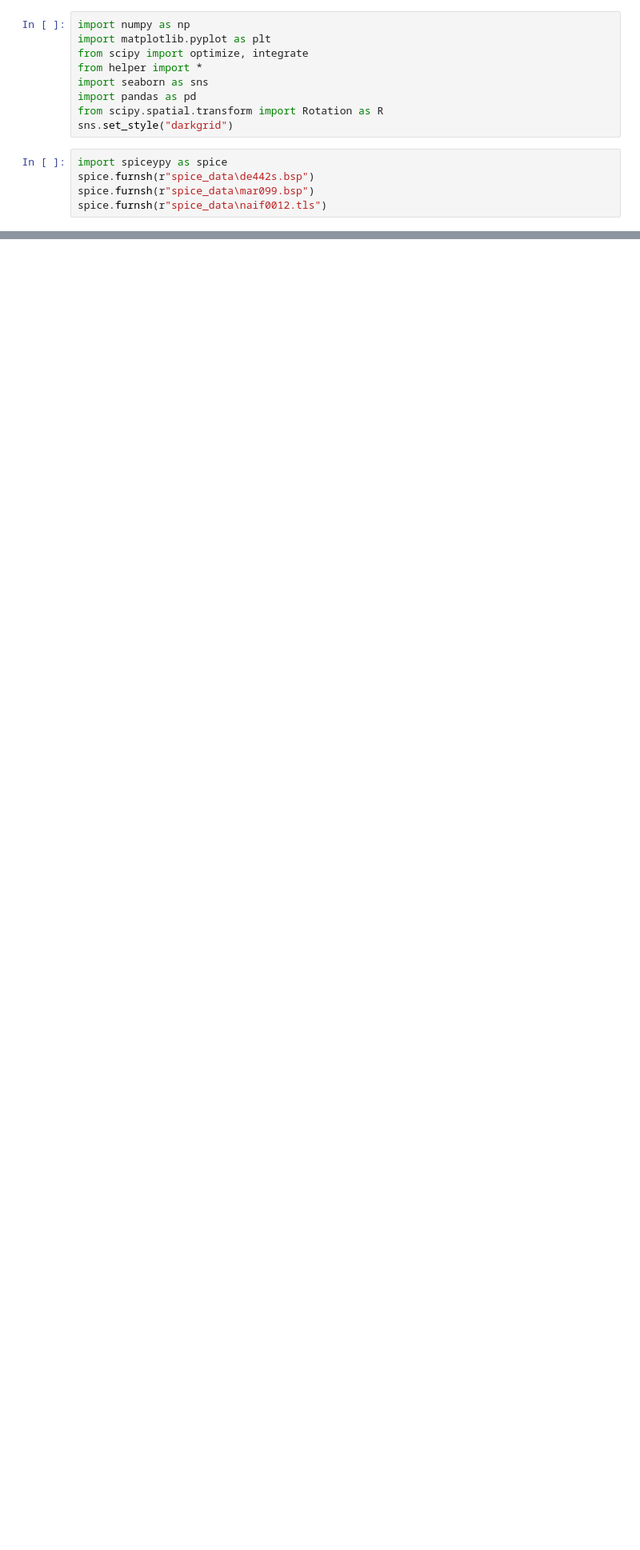
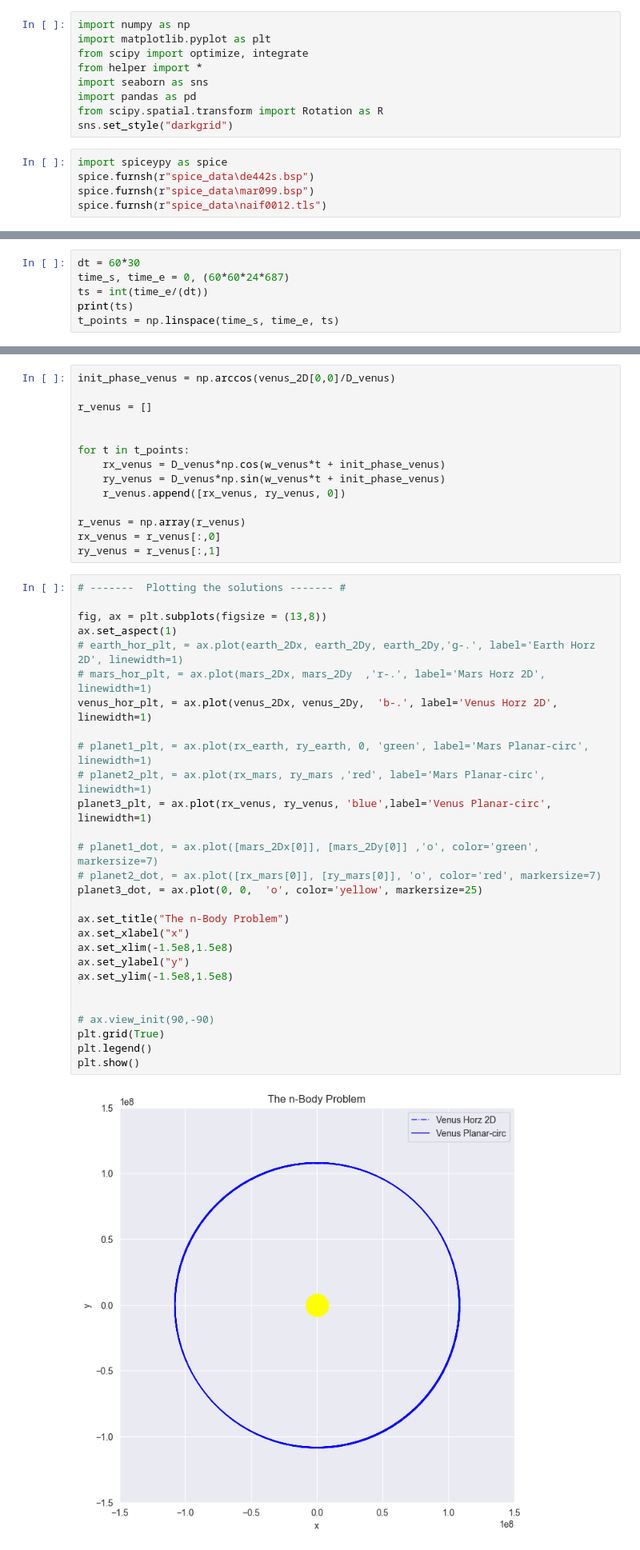
Before and after one commit to michalszer/orbital_trajectories, a Jupyter notebook: compare_2D.ipynb, the cells around one changed output, grey strips where cells are left out. Shown at 80% size. Drawn from its saved outputs; the diff is of its cells as text; blank space fills up the shorter version.

```diff
--- a/compare_2D.ipynb
+++ b/compare_2D.ipynb
@@ -142,0 +283,6 @@ def find_mars_diff(dt):
+# %%
+dt = 60*30
+time_s, time_e = 0, (60*60*24*687)
+ts = int(time_e/(dt))
+print(ts)
+t_points = np.linspace(time_s, time_e, ts)
@@ -142,0 +307,44 @@ def find_mars_diff(dt):
+# %%
+init_phase_venus = np.arccos(venus_2D[0,0]/D_venus)
+
+r_venus = []
+
+
+for t in t_points:
+    rx_venus = D_venus*np.cos(w_venus*t + init_phase_venus)
+    ry_venus = D_venus*np.sin(w_venus*t + init_phase_venus)
+    r_venus.append([rx_venus, ry_venus, 0])
+
+r_venus = np.array(r_venus)
+rx_venus = r_venus[:,0]
+ry_venus = r_venus[:,1]
+# %%
+# -------  Plotting the solutions ------- #
+
+fig, ax = plt.subplots(figsize = (13,8))
+ax.set_aspect(1)
+# earth_hor_plt, = ax.plot(earth_2Dx, earth_2Dy, earth_2Dy,'g-.', label='Earth Horz 2D', linewidth=1)
+# mars_hor_plt, = ax.plot(mars_2Dx, mars_2Dy  ,'r-.', label='Mars Horz 2D', linewidth=1)
+venus_hor_plt, = ax.plot(venus_2Dx, venus_2Dy,  'b-.', label='Venus Horz 2D', linewidth=1)
+
+# planet1_plt, = ax.plot(rx_earth, ry_earth, 0, 'green', label='Mars Planar-circ', linewidth=1)
+# planet2_plt, = ax.plot(rx_mars, ry_mars ,'red', label='Mars Planar-circ', linewidth=1)
+planet3_plt, = ax.plot(rx_venus, ry_venus, 'blue',label='Venus Planar-circ', linewidth=1)
+
+# planet1_dot, = ax.plot([mars_2Dx[0]], [mars_2Dy[0]] ,'o', color='green', markersize=7)
+# planet2_dot, = ax.plot([rx_mars[0]], [ry_mars[0]], 'o', color='red', markersize=7)
+planet3_dot, = ax.plot(0, 0,  'o', color='yellow', markersize=25)
+
+ax.set_title("The n-Body Problem")
+ax.set_xlabel("x")
+ax.set_xlim(-1.5e8,1.5e8)
+ax.set_ylabel("y")
+ax.set_ylim(-1.5e8,1.5e8)
+
+
+# ax.view_init(90,-90)
+plt.grid(True)
+plt.legend()
+plt.show()
+# %% [output]
+[figure, added]
```
Also changed, not shown: parts of 21 cells of this notebook, 3 other files.
